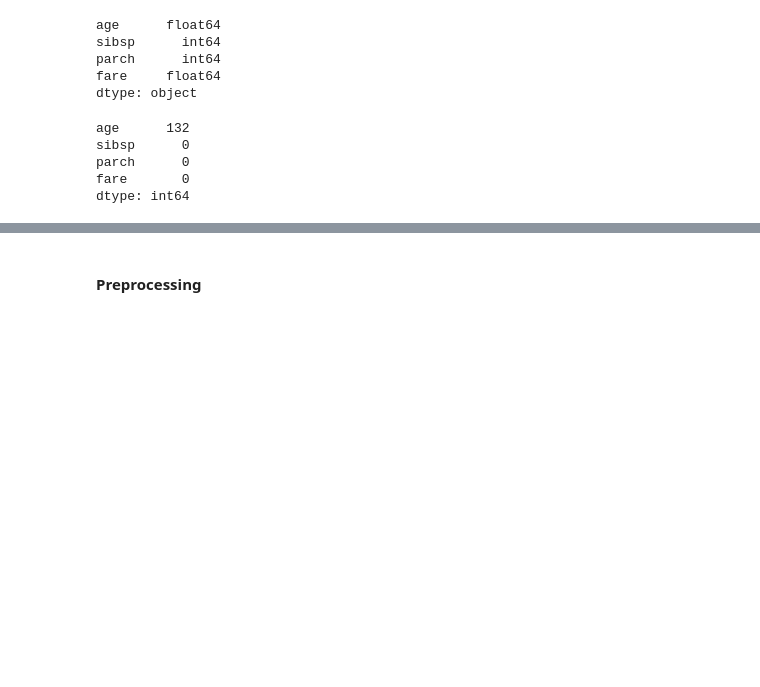
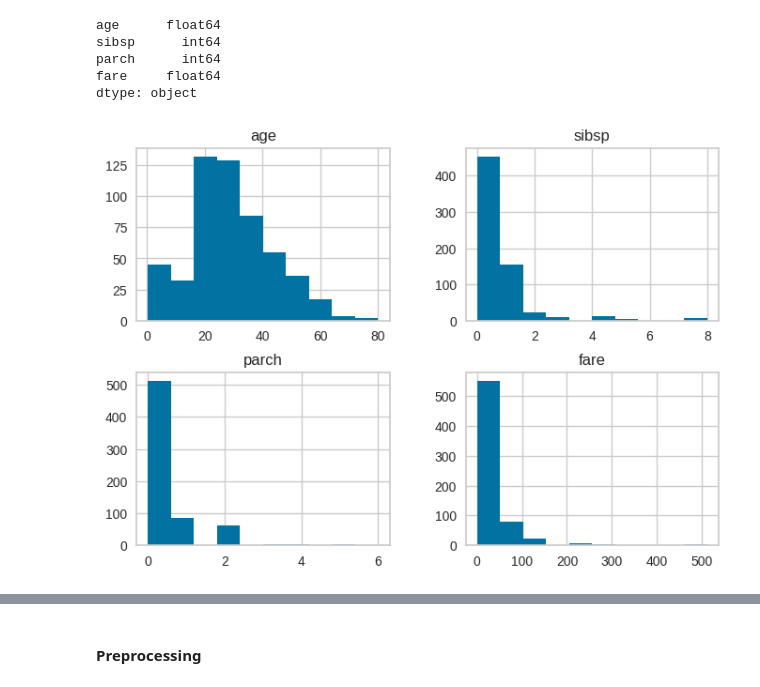
Before and after one commit to nortonvanz/ML_Pocket_Reference, a Jupyter notebook: notebooks/Titanic_pipeline_c2.ipynb, the cells around one changed output, grey strips where cells are left out. Drawn from its saved outputs; the diff is of its cells as text; code cells hidden in the pictures; blank space fills up the shorter version.

```diff
--- a/notebooks/Titanic_pipeline_c2.ipynb
+++ b/notebooks/Titanic_pipeline_c2.ipynb
@@ -206,11 +362,8 @@ sibsp      int64
 parch      int64
 fare     float64
 dtype: object
-# %%
-X_train[num_columns].isna().sum()
-# %% [output]
-age      132
-sibsp      0
-parch      0
-fare       0
-dtype: int64
+# %%
+#visualizar distribuição das vars:
+X_train[num_columns].hist();
+# %% [output]
+[figure, added]
```
Also changed, not shown: parts of 97 cells of this notebook.
